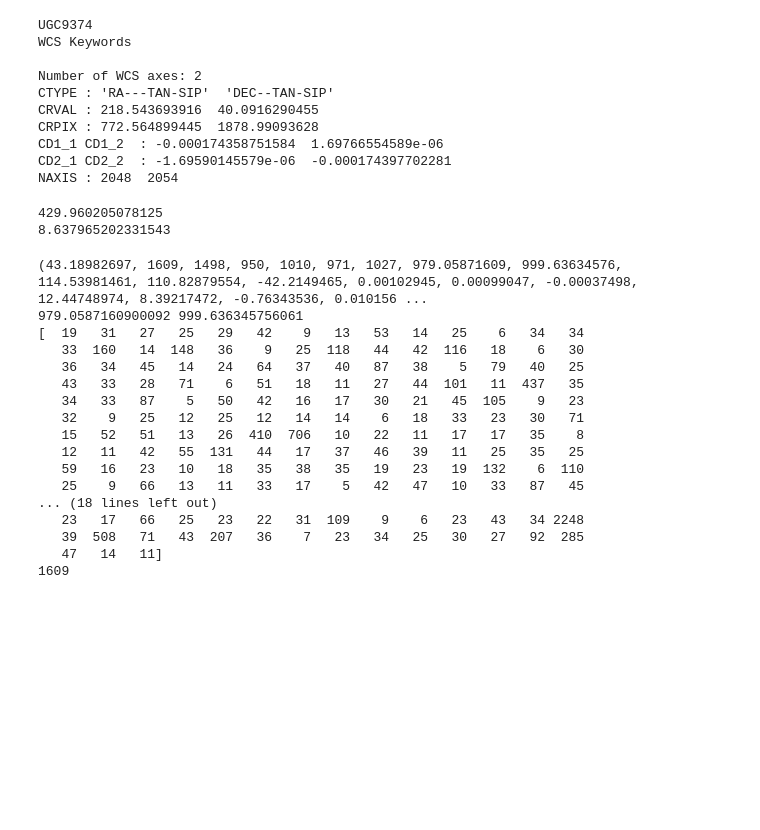
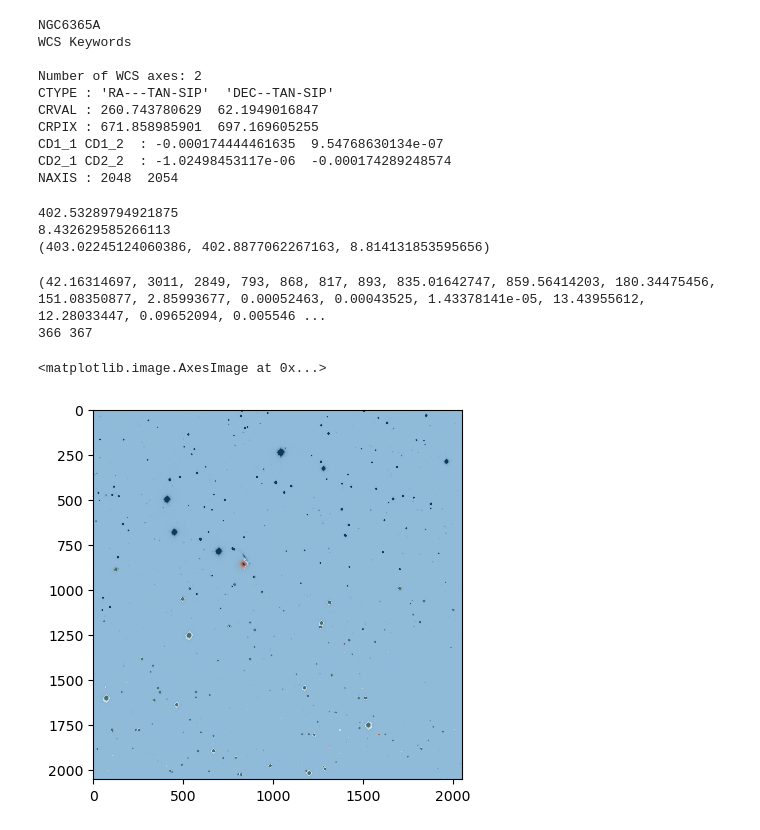
Before and after one commit to gregorycorcoran/Astro-Data, a Jupyter notebook: Calibration2.ipynb, the cells around one changed output. Drawn from its saved outputs; the diff is of its cells as text; code cells hidden in the pictures; blank space fills up the shorter version.

```diff
--- a/Calibration2.ipynb
+++ b/Calibration2.ipynb
@@ -11,5 +12,5 @@ from matplotlib.patches import Ellipse
 # %%
-im_test='./WCS_Solved/UGC9374/UGC9374_R.fits'
+im_test='./WCS_Solved/NGC6365A/NGC6365A_R.fits'
 image=fits.open(im_test)[0].data
 hdr=fits.open(im_test)[0].header
 wcs=WCS(hdr)
@@ -26,26 +27,31 @@ target_x,target_y=wcs.world_to_pixel(targets[target])
 print(target)
 print(wcs)
 # %% [output]
-UGC9374
+NGC6365A
 WCS Keywords
 
 Number of WCS axes: 2
 CTYPE : 'RA---TAN-SIP'  'DEC--TAN-SIP'
-CRVAL : 218.543693916  40.0916290455
-CRPIX : 772.564899445  1878.99093628
-CD1_1 CD1_2  : -0.000174358751584  1.69766554589e-06
-CD2_1 CD2_2  : -1.69590145579e-06  -0.000174397702281
+CRVAL : 260.743780629  62.1949016847
+CRPIX : 671.858985901  697.169605255
+CD1_1 CD1_2  : -0.000174444461635  9.54768630134e-07
+CD2_1 CD2_2  : -1.02498453117e-06  -0.000174289248574
 NAXIS : 2048  2054
 # %%
 bkg = sep.Background(data)
 print(bkg.globalback)
 print(bkg.globalrms)
 data_sub=data-bkg.globalback
+mean, median, std = sigma_clipped_stats(data, sigma=3.0)
+print((mean, median, std))
 # %% [output]
-429.960205078125
-8.637965202331543
+402.53289794921875
+8.432629585266113
+(403.02245124060386, 402.8877062267163, 8.814131853595656)
 # %%
-objects = sep.extract(data_sub, 5, err=bkg.globalrms)
+objects,seg_map = sep.extract(data_sub, 5, err=bkg.globalrms,segmentation_map=True)
+#objects,seg_map = sep.extract(data_sub, 5, err=bkg.globalrms,segmentation_map=True,deblend_cont=1)#use if no blending wanted
+#seg_map=np.full(image.shape,dtype=int,)
 dists=np.sqrt((objects['x']-target_x)**2+(objects['y']-target_y)**2)
 obj=np.argmin(dists)
 print(objects[obj])
@@ -53,28 +59,24 @@ x=objects['x'][obj]
 y=objects['y'][obj]
 a=objects['a'][obj]
 b=objects['b'][obj]
+#print(x,y)
+obj_seg=seg_map[int(y),int(x)]
+print(obj,obj_seg)
 theta=objects['theta'][obj]#
-print(x,y)
-print(objects['npix'])
-print(objects['npix'][obj])
+#print(x,y)
+#print(objects['npix'])
+#print(objects['npix'][obj])
 # %% [output]
-(43.18982697, 1609, 1498, 950, 1010, 971, 1027, 979.05871609, 999.63634576, 114.53981461, 110.82879554, -42.2149465, 0.00102945, 0.00099047, -0.00037498, 12.44748974, 8.39217472, -0.76343536, 0.010156 ...
-979.0587160900092 999.636345756061
-[  19   31   27   25   29   42    9   13   53   14   25    6   34   34
-   33  160   14  148   36    9   25  118   44   42  116   18    6   30
-   36   34   45   14   24   64   37   40   87   38    5   79   40   25
-   43   33   28   71    6   51   18   11   27   44  101   11  437   35
-   34   33   87    5   50   42   16   17   30   21   45  105    9   23
-   32    9   25   12   25   12   14   14    6   18   33   23   30   71
-   15   52   51   13   26  410  706   10   22   11   17   17   35    8
-   12   11   42   55  131   44   17   37   46   39   11   25   35   25
-   59   16   23   10   18   35   38   35   19   23   19  132    6  110
-   25    9   66   13   11   33   17    5   42   47   10   33   87   45
-... (18 lines left out)
-   23   17   66   25   23   22   31  109    9    6   23   43   34 2248
-   39  508   71   43  207   36    7   23   34   25   30   27   92  285
-   47   14   11]
-1609
+(42.16314697, 3011, 2849, 793, 868, 817, 893, 835.01642747, 859.56414203, 180.34475456, 151.08350877, 2.85993677, 0.00052463, 0.00043525, 1.43378141e-05, 13.43955612, 12.28033447, 0.09652094, 0.005546 ...
+366 367
+# %%
+plt.imshow(image,vmin=bkg.globalback,vmax=2*bkg.globalback,cmap='Greys')
+plt.imshow(seg_map,vmin=obj_seg-1,vmax=obj_seg+1,cmap='tab20',alpha=0.5)
+#plt.xlim(700,1100)
+#plt.ylim(700,1100)
+# %% [output]
+<matplotlib.image.AxesImage at 0x...>
+[figure, added]
 # %%
 mask = np.zeros(data.shape, dtype=bool)
 print(type(mask))
```
Also changed, not shown: parts of 10 cells of this notebook, 4 other files.
